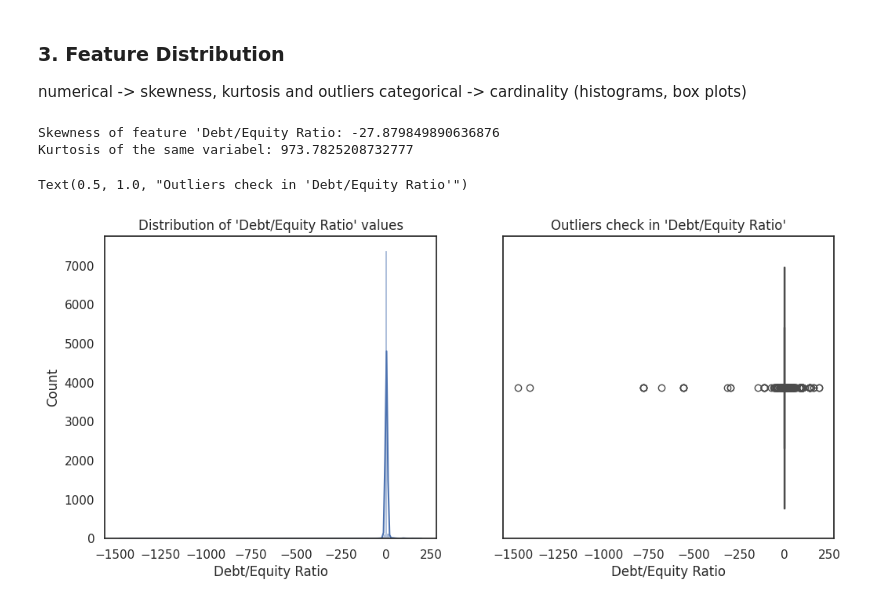
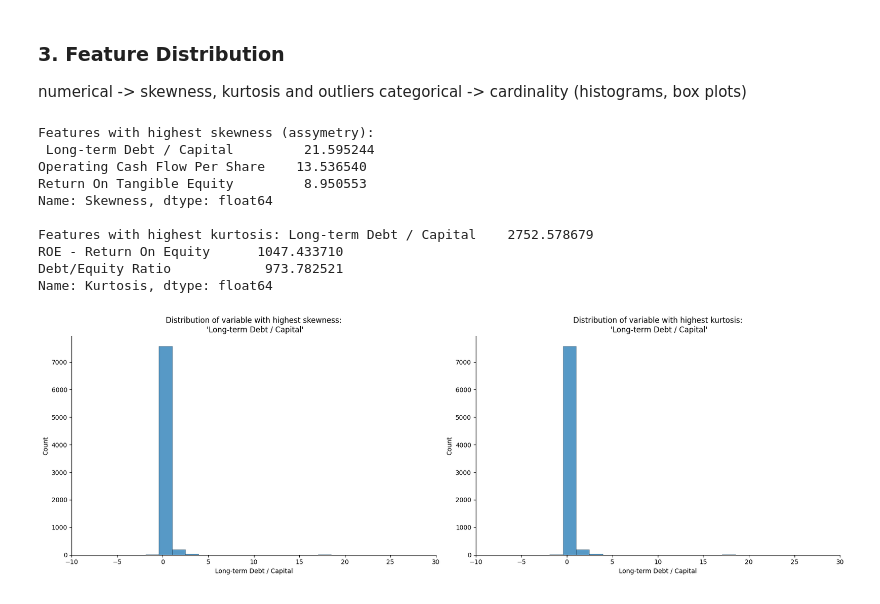
Before and after one commit to DiegoLopezAroca/Multiclass-Corporate-Credit-Rating, a Jupyter notebook: src/Deliverable 1/Analysis of the dataset.ipynb, the cells around one changed output. Drawn from its saved outputs; the diff is of its cells as text; code cells hidden in the pictures.

Commit message:
Data analysis completed?

```diff
--- a/src/Deliverable 1/Analysis of the dataset.ipynb
+++ b/src/Deliverable 1/Analysis of the dataset.ipynb
@@ -129,19 +157,49 @@ Passing `palette` without assigning `hue` is deprecated and will be removed in v
 ### 3. Feature Distribution
 numerical -> skewness, kurtosis and outliers
 categorical -> cardinality (histograms, box plots)
-# %%
-print(f"Skewness of feature 'Debt/Equity Ratio: {df['Debt/Equity Ratio'].skew()}")
-print(f"Kurtosis of the same variabel: {df['Debt/Equity Ratio'].kurt()}")
-# %% [output]
-Skewness of feature 'Debt/Equity Ratio: -27.879849890636876
-Kurtosis of the same variabel: 973.7825208732777
-# %%
-fig, axes = plt.subplots(1,2, figsize=(12,5))
-sns.histplot(df['Debt/Equity Ratio'], kde=True, ax=axes[0])
-axes[0].set_title(f"Distribution of 'Debt/Equity Ratio' values")
-
-sns.boxplot(x=df['Debt/Equity Ratio'], ax=axes[1])
-axes[1].set_title(f"Outliers check in 'Debt/Equity Ratio'")
-# %% [output]
-Text(0.5, 1.0, "Outliers check in 'Debt/Equity Ratio'")
-[figure, removed]
+# %%
+numeric_cols = df.select_dtypes('number').columns
+
+metrics_df = pd.DataFrame({
+    'Skewness': df[numeric_cols].skew(),
+    'Kurtosis': df[numeric_cols].kurt()
+})
+
+skew_df = metrics_df['Skewness'].copy().sort_values(ascending=False)
+kurt_df = metrics_df['Kurtosis'].copy().sort_values(ascending=False)
+
+print(f"Features with highest skewness (assymetry):\n {skew_df[:3]}")
+print(f"\nFeatures with highest kurtosis: {kurt_df[:3]}")
+
+fig, axes = plt.subplots(1, 2, figsize=(18,6))
+
+top_skew = skew_df.index[0]
+sns.histplot(df[top_skew], ax=axes[0])
+axes[0].set_xlim([-10, 30])
+axes[0].set_title(f"Distribution of variable with highest skewness:\n '{top_skew}'")
+axes[0].set_ylabel("Count")
+axes[0].spines['top'].set_visible(False)
+axes[0].spines['right'].set_visible(False)
+
+top_kurt = kurt_df.index[0]
+sns.histplot(df[top_kurt], ax=axes[1])
+axes[1].set_xlim([-10, 30])
+axes[1].set_title(f"Distribution of variable with highest kurtosis:\n '{top_skew}'")
+axes[1].set_ylabel("Count")
+axes[1].spines['top'].set_visible(False)
+axes[1].spines['right'].set_visible(False)
+
+plt.tight_layout()
+plt.show()
+# %% [output]
+Features with highest skewness (assymetry):
+ Long-term Debt / Capital         21.595244
+Operating Cash Flow Per Share    13.536540
+Return On Tangible Equity         8.950553
+Name: Skewness, dtype: float64
+
+Features with highest kurtosis: Long-term Debt / Capital    2752.578679
+ROE - Return On Equity      1047.433710
+Debt/Equity Ratio            973.782521
+Name: Kurtosis, dtype: float64
+[figure, added]
```
Also changed, not shown: parts of 10 cells of this notebook.
